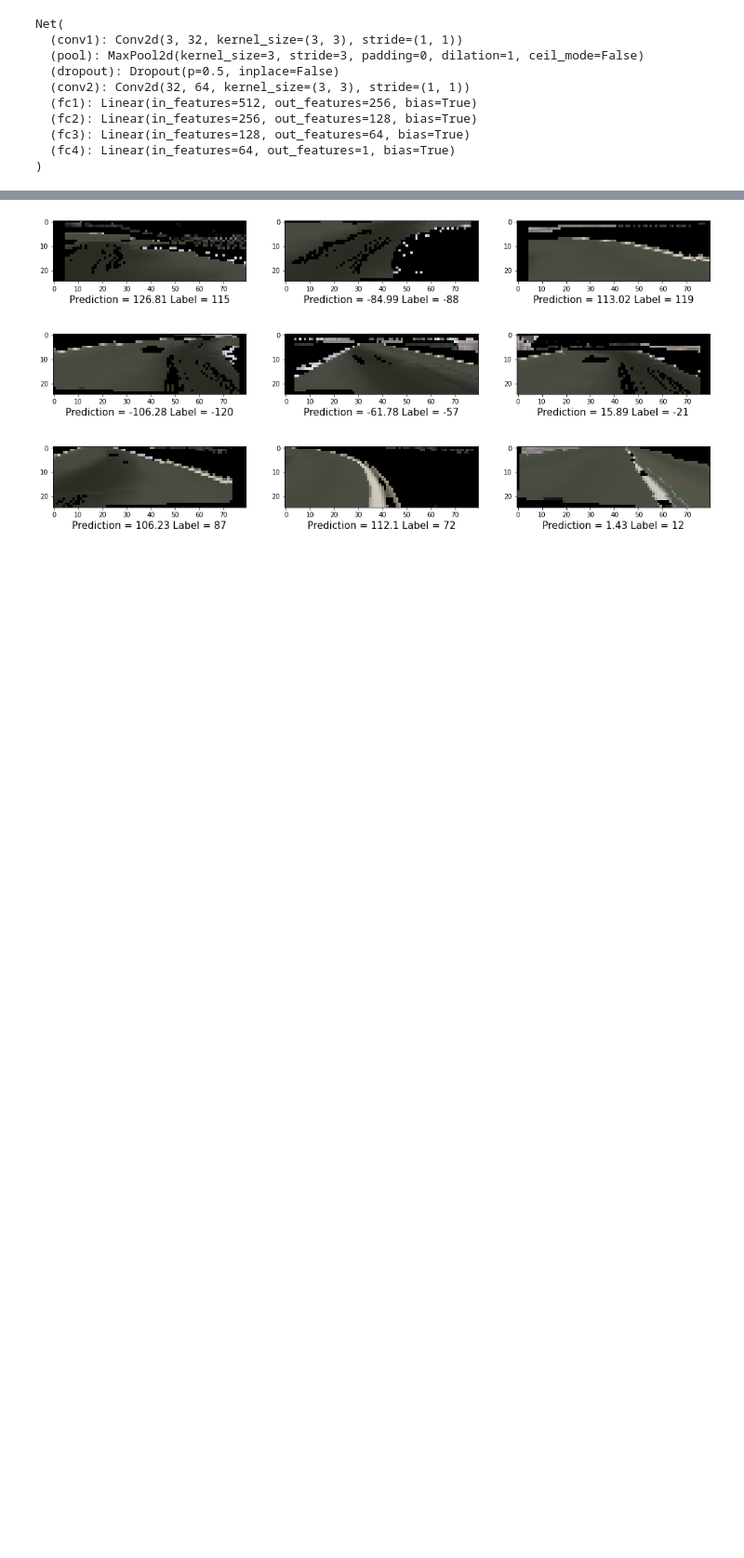
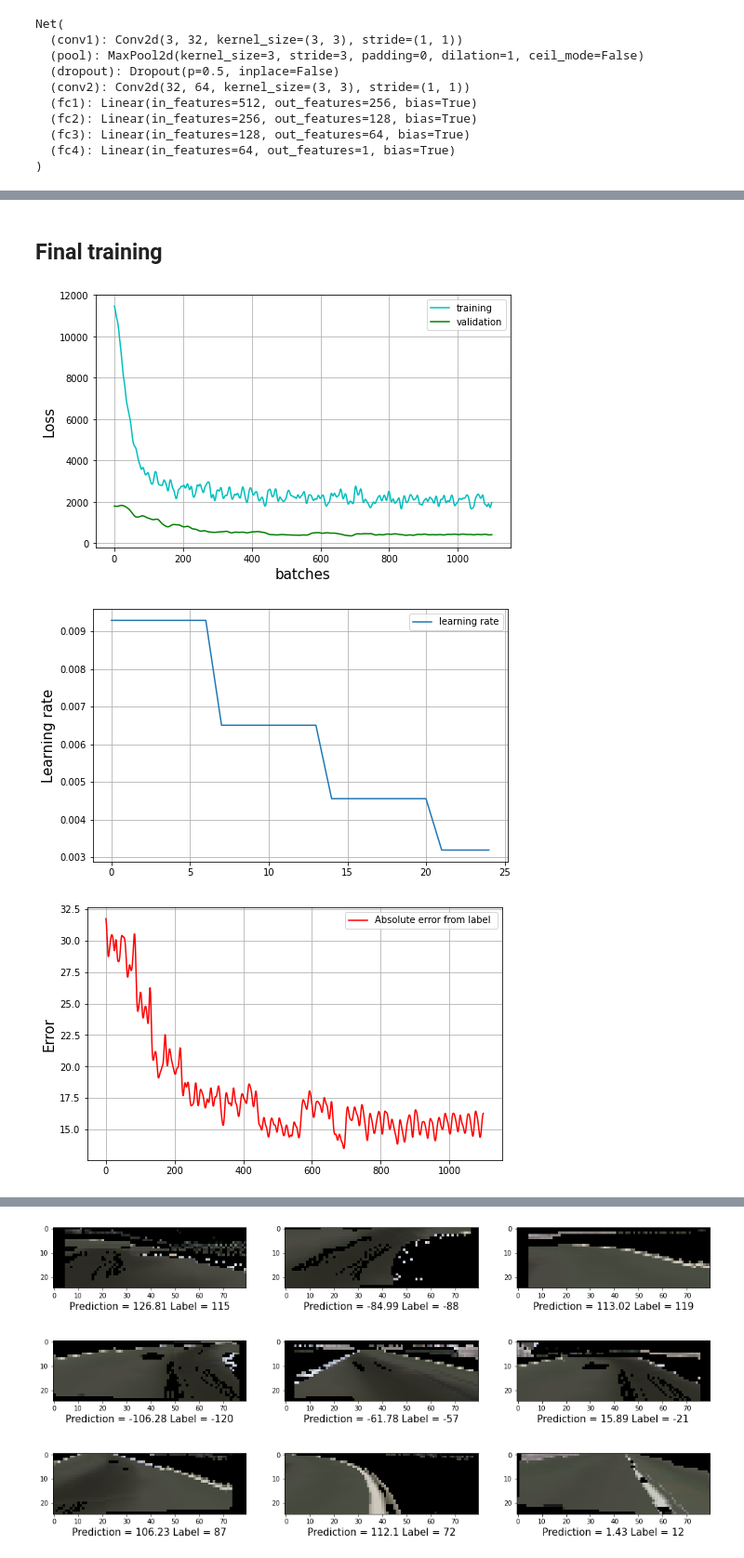
Before and after one commit to Mayukhdeb/mind_the_bend, a Jupyter notebook: train_drunk_driver.ipynb, the cells around one changed output, grey strips where cells are left out. Shown at 93% size. Saved outputs shown, nothing was run; the diff lists cells and outputs as text; code cells hidden in the pictures; blank space fills up the shorter version.

```diff
--- a/train_drunk_driver.ipynb
+++ b/train_drunk_driver.ipynb
@@ -368,0 +482,18 @@ Time elapsed =  84.24625332599999  seconds
+# %% [markdown]
+## Final training
+# %%
+plt.rcParams["figure.figsize"] = (8,5)
+
+config = {
+    "epochs" : 25,
+    "cellnet" : drunk_driver,
+    "train_loader" : train_loader,
+    "val_loader" : test_loader,
+    "lr" : 0.00929
+     }
+
+accuracies = train_model(config)
+# %% [output]
+[figure, added]
+[figure, added]
+[figure, added]
```
Also changed, not shown: parts of 22 cells of this notebook.
